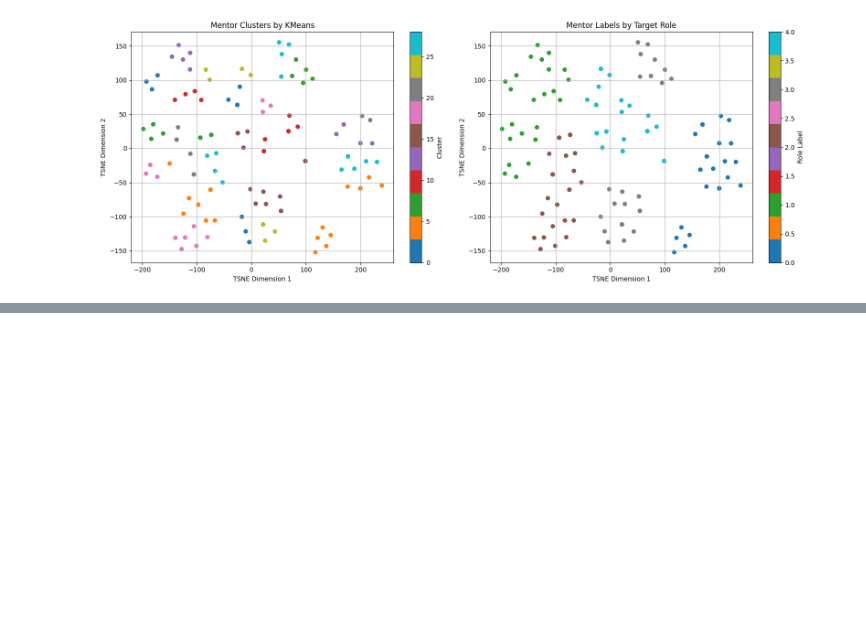
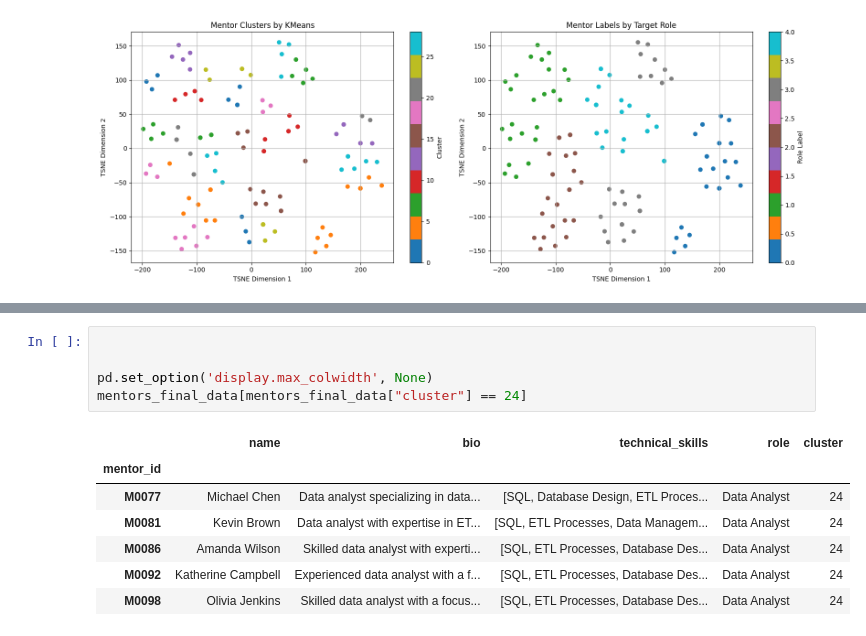
Before and after one commit to adarshlearnngrow/StepUpYourCareer.AI, a Jupyter notebook: ClusteringMentor.ipynb, the cells around one changed output, grey strips where cells are left out. Saved outputs shown, nothing was run; the diff lists cells and outputs as text; blank space fills up the shorter version.

```diff
--- a/ClusteringMentor.ipynb
+++ b/ClusteringMentor.ipynb
@@ -299,0 +318,13 @@ student_skill_gap_vector = mlb.transform([skill_gap])
+# %%
+
+
+pd.set_option('display.max_colwidth', None)
+mentors_final_data[mentors_final_data["cluster"] == 24]
+# %% [output]
+|  | name | bio | technical_skills | role | cluster |
+| mentor_id |  |  |  |  |  |
+| M0077 | Michael Chen | Data analyst specializing in data... | [SQL, Database Design, ETL Proces... | Data Analyst | 24 |
+| M0081 | Kevin Brown | Data analyst with expertise in ET... | [SQL, ETL Processes, Data Managem... | Data Analyst | 24 |
+| M0086 | Amanda Wilson | Skilled data analyst with experti... | [SQL, ETL Processes, Database Des... | Data Analyst | 24 |
+| M0092 | Katherine Campbell | Experienced data analyst with a f... | [SQL, ETL Processes, Database Des... | Data Analyst | 24 |
+| M0098 | Olivia Jenkins | Skilled data analyst with a focus... | [SQL, ETL Processes, Database Des... | Data Analyst | 24 |
```
Also changed, not shown: parts of 4 cells of this notebook.
